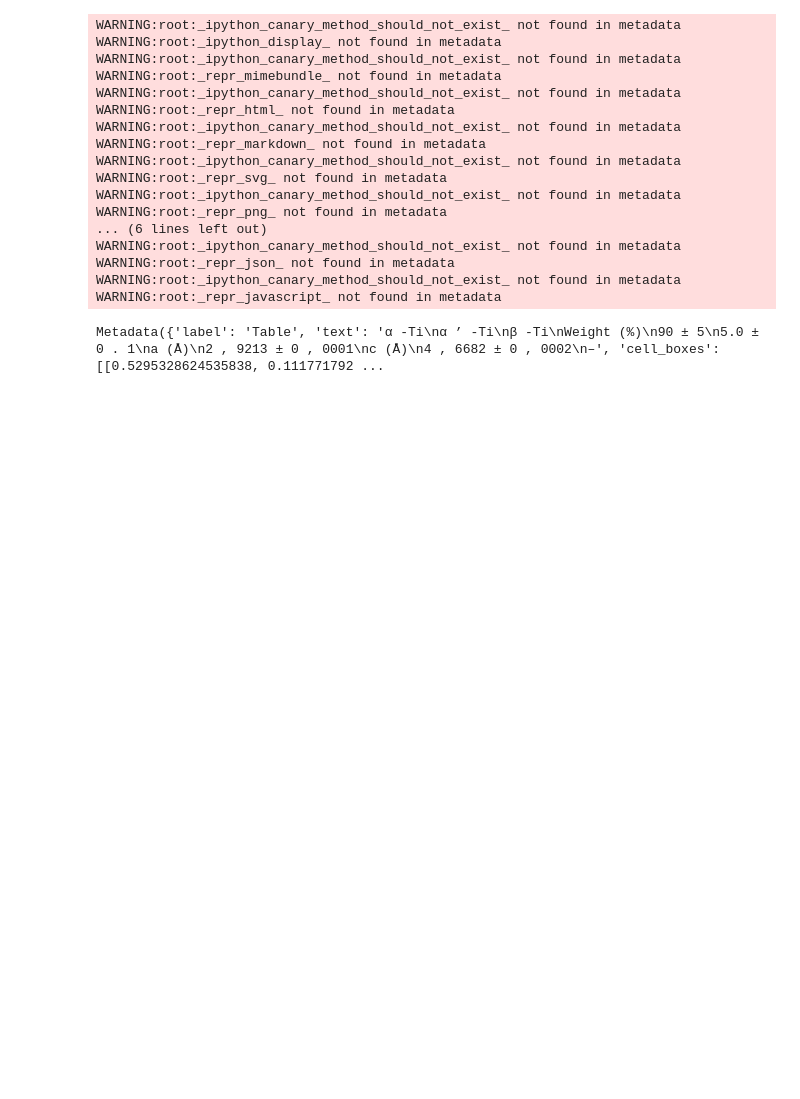
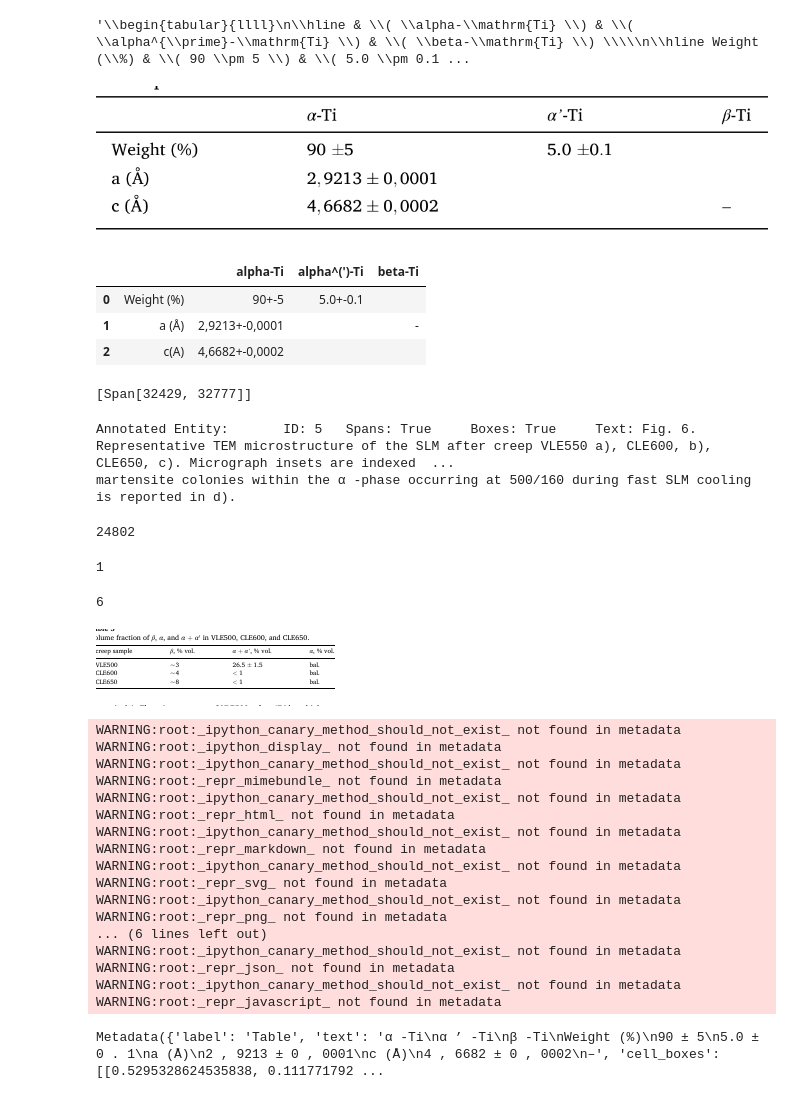
Before and after one commit to gsireesh/ht-max, a Jupyter notebook: dev_run_recipe_and_serialize.ipynb, the cells around one changed output. Drawn from its saved outputs; the diff is of its cells as text; code cells hidden in the pictures; blank space fills up the shorter version.

```diff
--- a/dev_run_recipe_and_serialize.ipynb
+++ b/dev_run_recipe_and_serialize.ipynb
@@ -62,0 +134,15 @@ INFO:MaterialsRecipe:Predicting table structure
+# %%
+response_data["text"]
+# %% [output]
+'\\begin{tabular}{llll}\n\\hline & \\( \\alpha-\\mathrm{Ti} \\) & \\( \\alpha^{\\prime}-\\mathrm{Ti} \\) & \\( \\beta-\\mathrm{Ti} \\) \\\\\n\\hline Weight (\\%) & \\( 90 \\pm 5 \\) & \\( 5.0 \\pm 0.1 ...
+# %%
+img_list[0]
+# %% [output]
+[figure, added]
+# %%
+pd.DataFrame(json_data["table_dict"])
+# %% [output]
+|  |  | alpha-Ti | alpha^(')-Ti | beta-Ti |
+| 0 | Weight (%) | 90+-5 | 5.0+-0.1 |  |
+| 1 | a (Å) | 2,9213+-0,0001 |  | - |
+| 2 | c(A) | 4,6682+-0,0002 |  |  |
@@ -63,3 +164,43 @@ INFO:MaterialsRecipe:Predicting table structure
+# %%
+spac_search = parsed_doc.tables[5].spans[0]
+potential_captions = doc.find(query=spac_search, name="captions")
+# %% [output]
+[Span[32429, 32777]]
+# %%
+parsed_doc.captions[5]
+# %% [output]
+Annotated Entity:       ID: 5   Spans: True     Boxes: True     Text: Fig. 6. Representative TEM microstructure of the SLM after creep VLE550 a), CLE600, b), CLE650, c). Micrograph insets are indexed  ...
+martensite colonies within the α -phase occurring at 500/160 during fast SLM cooling is reported in d).
+# %%
+caption[0].spans[0].start
+# %% [output]
+24802
+# %%
+min(abs(caption[0].spans[0].start-table4.spans[0].end),abs(caption[0].spans[0].end-table4.spans[0].start))
+# %% [output]
+1
+# %%
+caption[0].id
+# %% [output]
+6
+# %%
+from papermage import Box, Document, Entity, TablesFieldName
+table4 = parsed_doc.tables[4]
+def get_nearby_captions(table, doc, expansion_factor):
+    box = table.boxes[0]
+
+    exp_h = expansion_factor * box.h
+    diff_h = exp_h - box.h
+
+    search_box = Box(l=box.l, t=box.t - diff_h / 2, w=box.w, h=exp_h, page=box.page)
+    potential_captions = doc.find(query=search_box, name="captions")
+
+    return get_box_image(search_box,parsed_doc), potential_captions
+
+img,caption = get_nearby_captions(table4,parsed_doc,2)
+img
+# %% [output]
+[figure, added]
 # %%
 with open(pdf_filename.replace("AM_Creep_Papers", "AM_Creep_Papers_parsed").replace(".pdf", ".json"), "w") as f:
   json.dump(parsed_paper.to_json(), f, indent=4)
```
Also changed, not shown: parts of 10 cells of this notebook, 3 other files.
